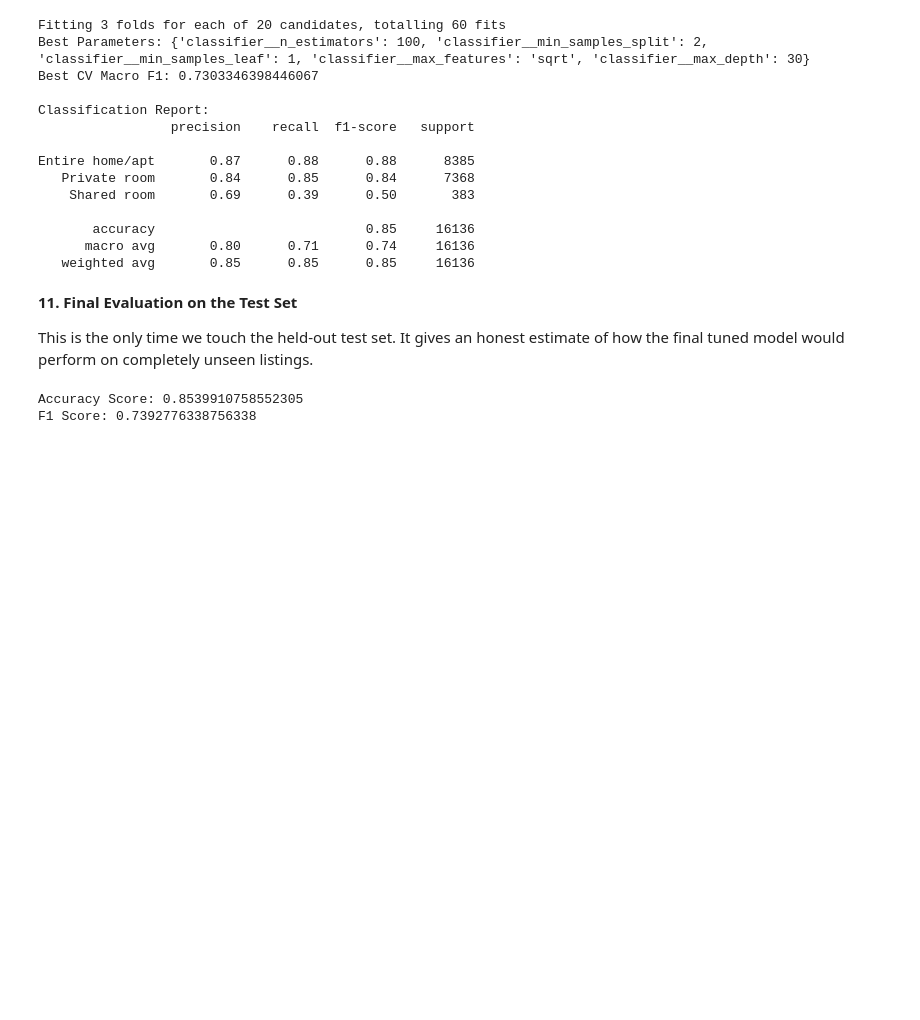
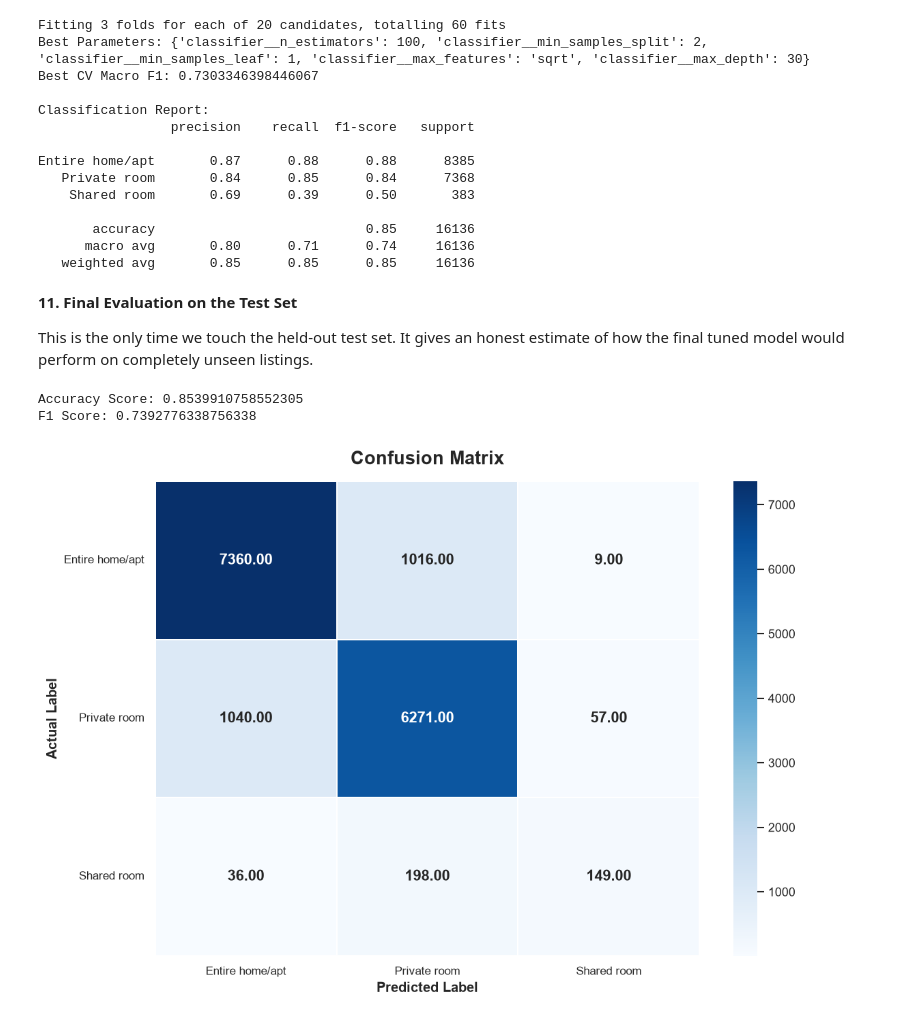
Before and after one commit to AlwinVJ/-NYC-Airbnb-Room-Type-Predictor, a Jupyter notebook: nyc_airbnb_room_type_classification.ipynb, the cells around one changed output. Saved outputs shown, nothing was run; the diff lists cells and outputs as text; code cells hidden in the pictures; blank space fills up the shorter version.

Commit message:
feat: created the model pipeline with the best model

```diff
--- a/nyc_airbnb_room_type_classification.ipynb
+++ b/nyc_airbnb_room_type_classification.ipynb
@@ -920,3 +920,28 @@ print(f"F1 Score: {f1_score(y_test, y_pred, average="macro")}")
 # %% [output]
 Accuracy Score: 0.8539910758552305
 F1 Score: 0.7392776338756338
+# %%
+plt.figure(figsize=(10, 7), dpi=120)
+
+sns.heatmap(
+    confusion_matrix(y_test, y_pred),
+    annot=True,
+    fmt=".2f",
+    xticklabels=best_pipeline.classes_,
+    yticklabels=best_pipeline.classes_,
+    cmap="Blues",
+    linewidths=1,
+    linecolor="white",
+    annot_kws={"size": 13, "weight": "bold"},
+    cbar=True
+)
+
+plt.title("Confusion Matrix", fontsize=16, fontweight="bold", pad=15)
+plt.xlabel("Predicted Label", fontsize=12, fontweight="bold")
+plt.ylabel("Actual Label", fontsize=12, fontweight="bold")
+plt.xticks(rotation=0, fontsize=10)
+plt.yticks(rotation=0, fontsize=10)
+plt.tight_layout()
+plt.show()
+# %% [output]
+[figure, added]
```
Also changed, not shown: parts of 3 cells of this notebook.
